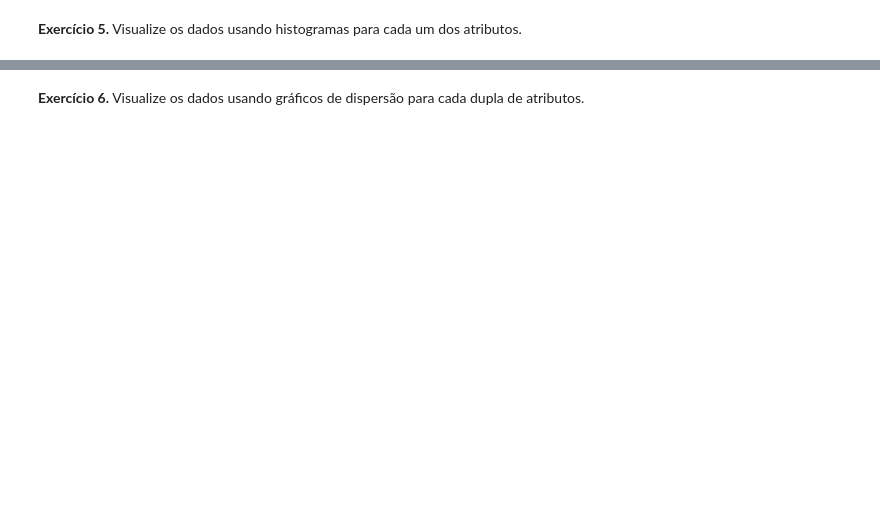
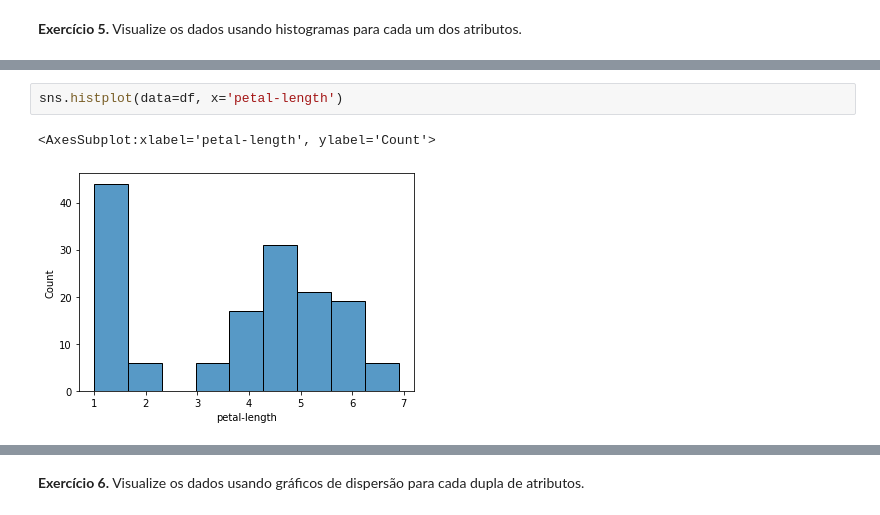
Before and after one commit to G7-DataScience/Exercicios, a Jupyter notebook: Grupo7_Curso_ICD_Exercício_Análise_Exploratória_de_Dados_IRIS.ipynb, the cells around one changed output, grey strips where cells are left out. Saved outputs shown, nothing was run; the diff lists cells and outputs as text; blank space fills up the shorter version.

```diff
--- a/Grupo7_Curso_ICD_Exercício_Análise_Exploratória_de_Dados_IRIS.ipynb
+++ b/Grupo7_Curso_ICD_Exercício_Análise_Exploratória_de_Dados_IRIS.ipynb
@@ -32,0 +63,5 @@ dataset = pd.read_csv(url)
+# %%
+sns.histplot(data=df, x='petal-length')
+# %% [output]
+<AxesSubplot:xlabel='petal-length', ylabel='Count'>
+[figure, added]
```
Also changed, not shown: parts of 11 cells of this notebook.
